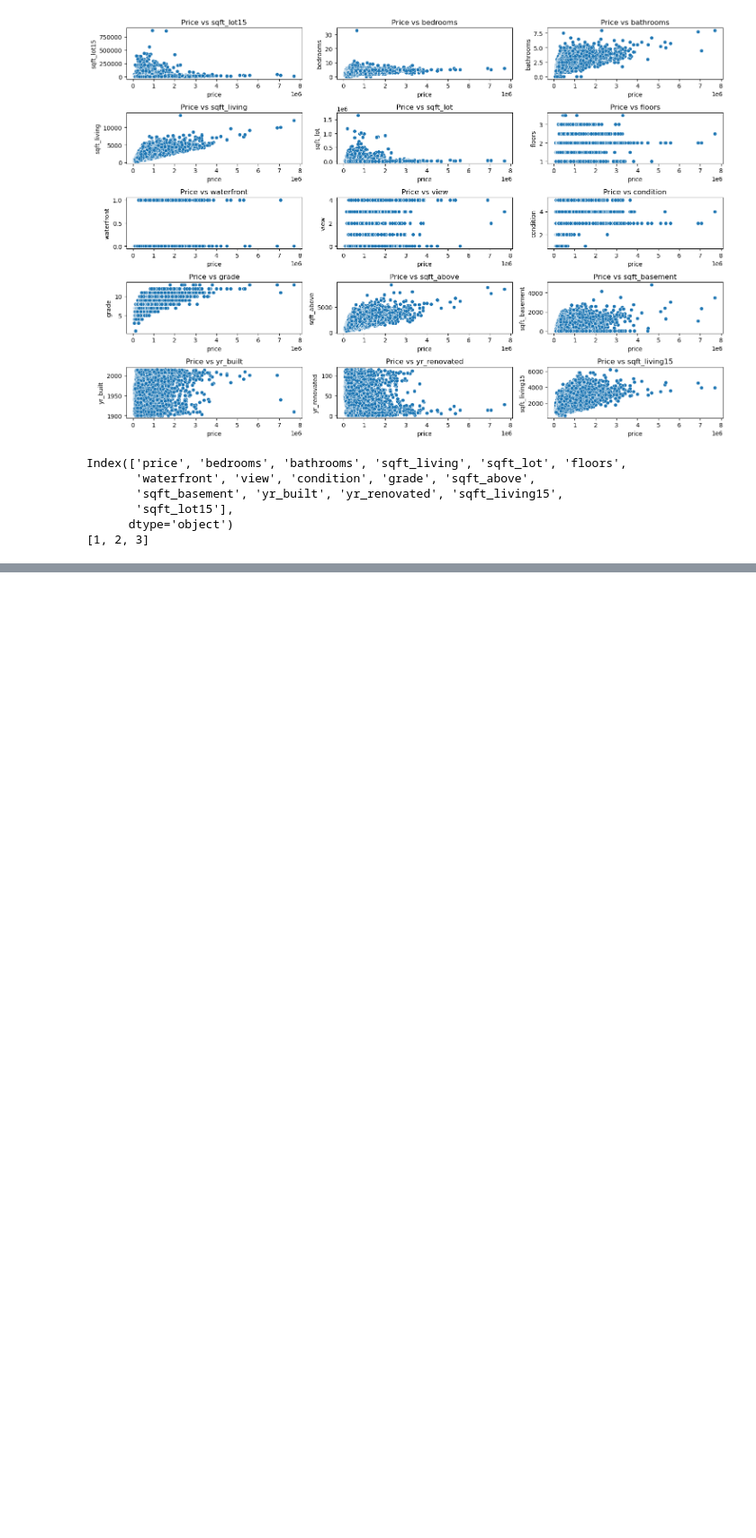
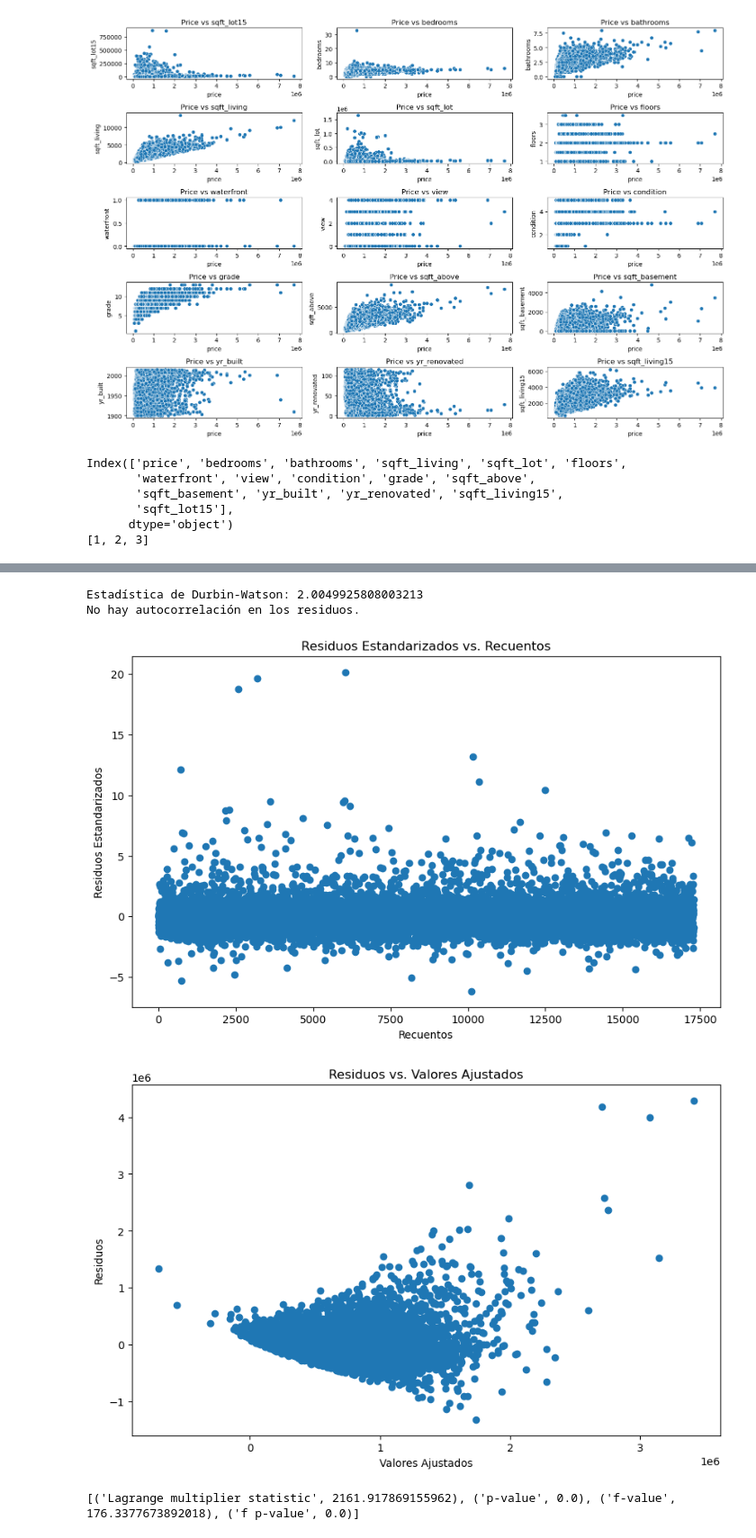
Before and after one commit to EdianBC/Statistical-Study-Seattle-House-Market, a Jupyter notebook: statistical.ipynb, the cells around one changed output, grey strips where cells are left out. Shown at 90% size. Saved outputs shown, nothing was run; the diff lists cells and outputs as text; code cells hidden in the pictures; blank space fills up the shorter version.

```diff
--- a/statistical.ipynb
+++ b/statistical.ipynb
@@ -175 +178,53 @@ D = 0.5542510121457346, p-value = 0.0
 Los residuos no parecen estar normalmente distribuidos.
+# %%
+from statsmodels.stats.stattools import durbin_watson
+
+# Realizar el test de Durbin-Watson
+dw_stat = durbin_watson(model.resid)
+
+print(f"Estadística de Durbin-Watson: {dw_stat}")
+
+# Interpretación de la estadística de Durbin-Watson
+if 1.5 < dw_stat < 2.5:
+    print("No hay autocorrelación en los residuos.")
+elif dw_stat < 1.5:
+    print("Hay autocorrelación positiva en los residuos.")
+else:
+    print("Hay autocorrelación negativa en los residuos.")
+# %% [output]
+Estadística de Durbin-Watson: 2.0049925808003213
+No hay autocorrelación en los residuos.
+# %%
+from statsmodels.compat import lzip
+import statsmodels.stats.api as sms
+
+# Calcular los residuos estandarizados
+residuos_estandarizados = residue / np.std(residue)
+
+# Gráfico de residuos estandarizados contra recuentos
+plt.figure(figsize=(10, 6))
+plt.scatter(range(len(residuos_estandarizados)), residuos_estandarizados)
+plt.title('Residuos Estandarizados vs. Recuentos')
+plt.xlabel('Recuentos')
+plt.ylabel('Residuos Estandarizados')
+plt.show()
+
+# Gráfico de residuos vs. valores ajustados
+plt.figure(figsize=(10, 6))
+plt.scatter(model.fittedvalues, residue)
+plt.title('Residuos vs. Valores Ajustados')
+plt.xlabel('Valores Ajustados')
+plt.ylabel('Residuos')
+plt.show()
+
+
+# Realizar el test de Breusch-Pagan
+names = ['Lagrange multiplier statistic', 'p-value', 'f-value', 'f p-value']
+test = sms.het_breuschpagan(model.resid, model.model.exog)
+
+# Imprimir los resultados del test
+print(lzip(names, test))
+# %% [output]
+[figure, added]
+[figure, added]
+[('Lagrange multiplier statistic', 2161.917869155962), ('p-value', 0.0), ('f-value', 176.3377673892018), ('f p-value', 0.0)]
```
Also changed, not shown: parts of 4 cells of this notebook.
